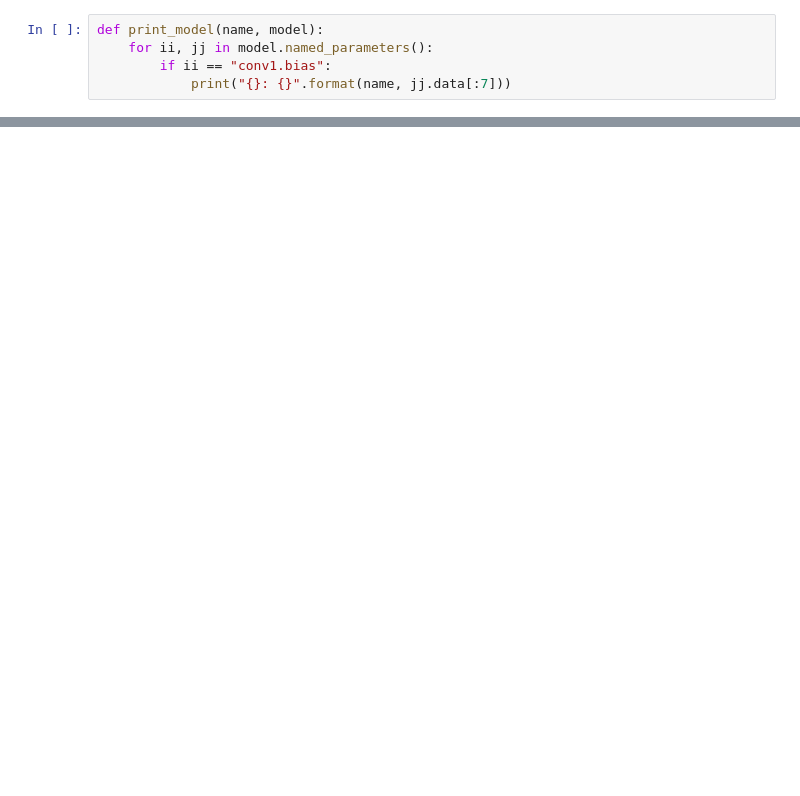
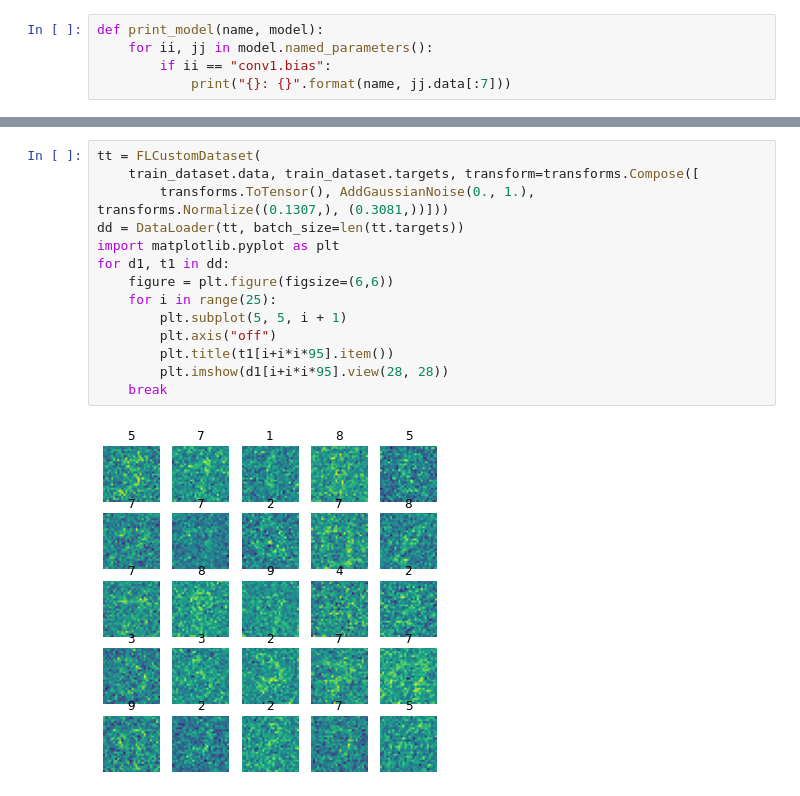
Before and after one commit to etesami/MOE-FL, a Jupyter notebook: ipynb/pysyft-test.ipynb, the cells around one changed output, grey strips where cells are left out. Drawn from its saved outputs; the diff is of its cells as text; blank space fills up the shorter version.

```diff
--- a/ipynb/pysyft-test.ipynb
+++ b/ipynb/pysyft-test.ipynb
@@ -73,0 +114,16 @@ t1.shuffle()
+# %%
+tt = FLCustomDataset(
+    train_dataset.data, train_dataset.targets, transform=transforms.Compose([
+        transforms.ToTensor(), AddGaussianNoise(0., 1.), transforms.Normalize((0.1307,), (0.3081,))]))
+dd = DataLoader(tt, batch_size=len(tt.targets))
+import matplotlib.pyplot as plt
+for d1, t1 in dd:
+    figure = plt.figure(figsize=(6,6))
+    for i in range(25):
+        plt.subplot(5, 5, i + 1)
+        plt.axis("off")
+        plt.title(t1[i+i*i*95].item())
+        plt.imshow(d1[i+i*i*95].view(28, 28))
+    break
+# %% [output]
+[figure, added]
```
Also changed, not shown: parts of 19 cells of this notebook, 11 other files.
